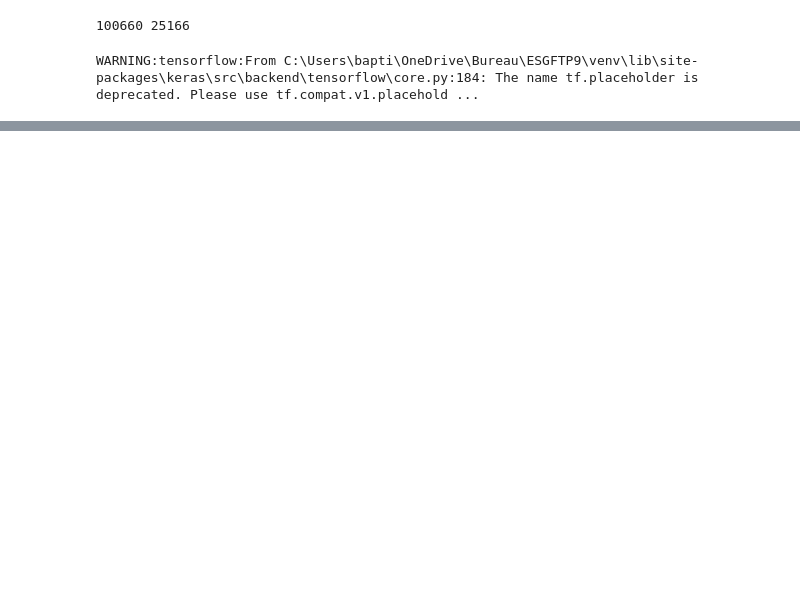
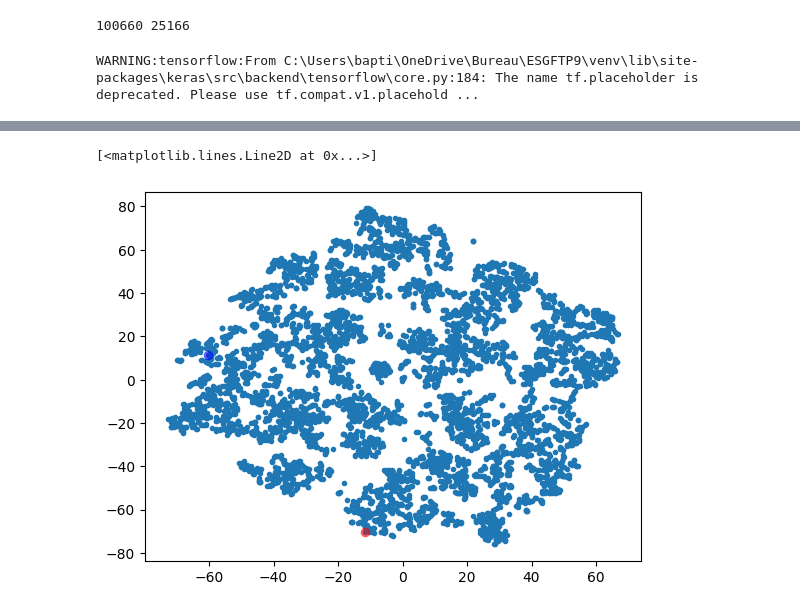
Before and after one commit to brobertie/esgftp9, a Jupyter notebook: main.ipynb, the cells around one changed output, grey strips where cells are left out. Saved outputs shown, nothing was run; the diff lists cells and outputs as text; code cells hidden in the pictures; blank space fills up the shorter version.

```diff
--- a/main.ipynb
+++ b/main.ipynb
@@ -35,33 +59,38 @@ class ReduceSumLayer(keras.layers.Layer):
 # %%
-# Input U. Got [None, 1].
-input_u = Input(shape=(1,))
+# Input u. Got [None, 1].
+input_u = Input(shape=(1,), name="input_u")
 
-# Input V. Got [None,1].
-input_v = Input(shape=(1,))
+# Input v. Got [None, 1].
+input_v = Input(shape=(1,), name="input_v")
 
-# Embeddings matrix. Got [N,k].
+# Embeddings Matrix. Got [N, k].
 k = 4
 z = keras.layers.Embedding(input_dim=N, output_dim=k)
 
-# Embedded u. Got [None, 1, k] -> [None, k]
+# Embedded u. Got [None, 1, k].
 zu = z(input_u)
-zu = keras.layers.Reshape(target_shape=(k,))(zu)
 
-# Embedded v. Got [None, 1, k] -> [None, k]
+# Reshape. Got [None, k].
+zu = keras.layers.Reshape((4,))(zu)
+
+# Embedded u. Got [None, 1, k].
 zv = z(input_v)
-zv = keras.layers.Reshape(target_shape=(k,))(zv)
 
-# Multiply. Got [None, k].
-z_uv = keras.layers.Multiply()([zu, zv])
+# Reshape. Got [None, k].
+zv = keras.layers.Reshape((4,))(zv)
 
-# Reduce Sum. Got [None, 1]
-s_uv = ReduceSumLayer()(z_uv)
+# Got [None, k].
+zuv = keras.layers.Multiply()([zu, zv])
 
-# Sigmoid. Got [None, 1]
-y_uv = keras.activations.sigmoid(s_uv)
+# Got [None, 1].
+suv = ReduceSumLayer()(zuv)
+
+# Got [None, 1].
+p_uv = keras.activations.sigmoid(suv)
 
 # Model
-m = Model(inputs=[input_u, input_v], outputs=y_uv)
+m = Model(inputs=[input_u, input_v], outputs=p_uv)
+mz = Model(inputs=input_u, outputs=zu)
 # %% [output]
 WARNING:tensorflow:From C:\Users\bapti\OneDrive\Bureau\ESGFTP9\venv\lib\site-packages\keras\src\backend\tensorflow\core.py:184: The name tf.placeholder is deprecated. Please use tf.compat.v1.placehold ...
 # %%
@@ -145,0 +173,2 @@ Name: count, dtype: int64
+# %%
+z_np = mz.predict(np.matrix(range(N)).T, batch_size=163072)
@@ -145,0 +177,6 @@ Name: count, dtype: int64
+# %%
+# Embeddings Vizualisation
+z_np_ = TSNE(n_components=2).fit_transform(z_np[:6000])
+# %% [output]
+[<matplotlib.lines.Line2D at 0x...>]
+[figure, added]
```
Also changed, not shown: parts of 17 cells of this notebook.
